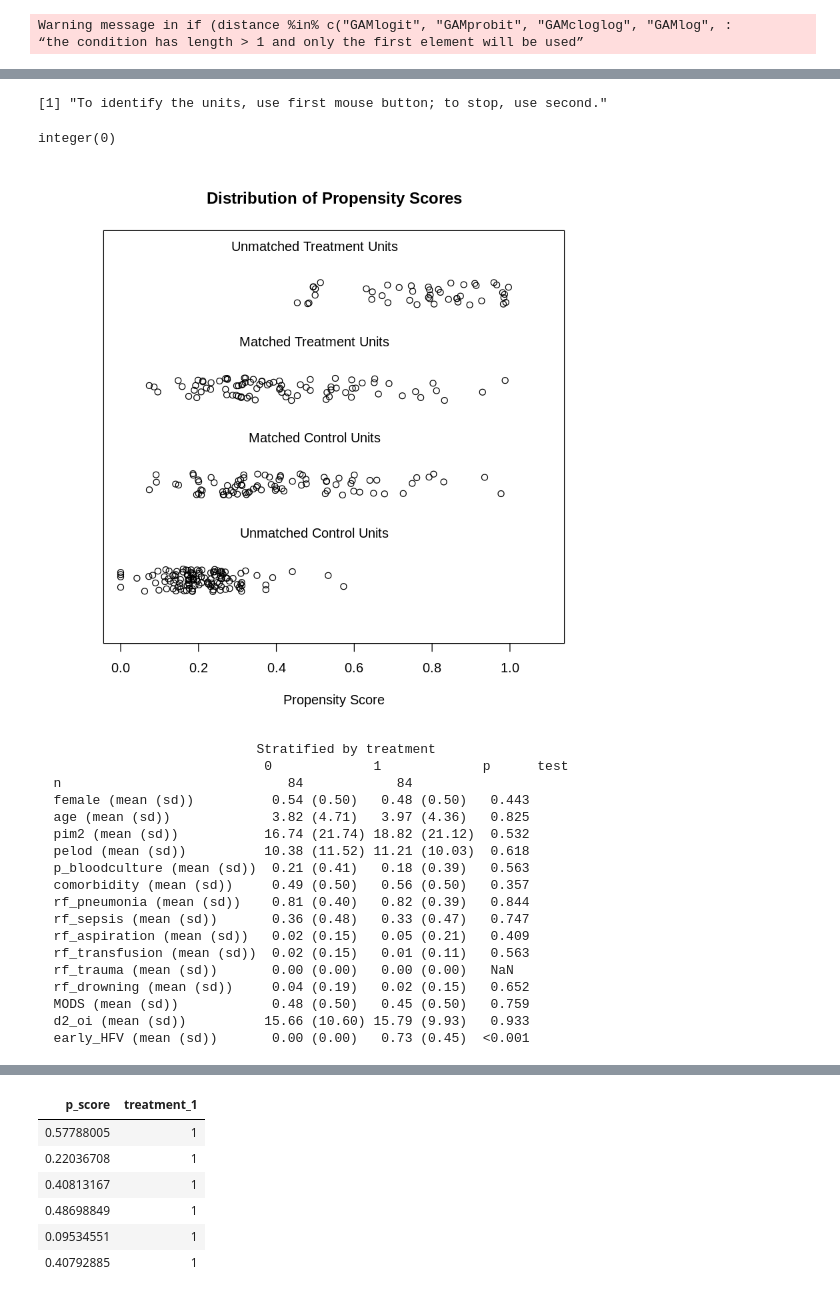
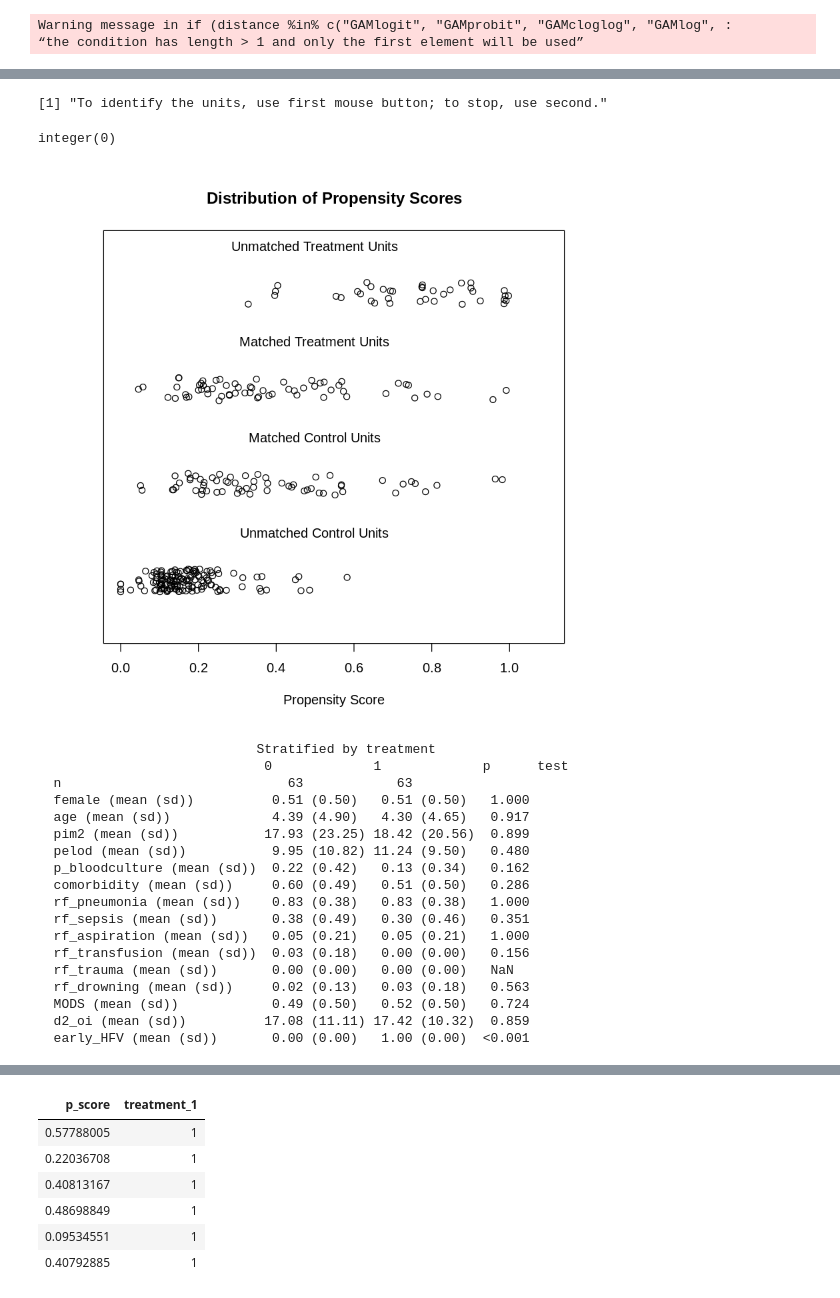
Before and after one commit to daisy647lsq/KKH, a Jupyter notebook: PSM_1219_d2_oi.ipynb, the cells around one changed output, grey strips where cells are left out. Drawn from its saved outputs; the diff is of its cells as text; code cells hidden in the pictures.

```diff
--- a/PSM_1219_d2_oi.ipynb
+++ b/PSM_1219_d2_oi.ipynb
@@ -15,6 +15,7 @@ library(gtools)
 kkh_data <- read.csv("PICUARD_DATA_1219.csv")
 df<-data.frame(kkh_data)
 kkh<-df[!is.na(df$d2_oi),]
+kkh <- kkh[which(((kkh$hfv==1)&(kkh$early_HFV == 1))| ((kkh$hfv==0))), ]
 ####check column names
 #colnames(kkh, do.NULL = FALSE)
 
@@ -182,21 +183,21 @@ Discarded       0       0
 [1] "To identify the units, use first mouse button; to stop, use second."
 integer(0)
-[figure, old version]
+[figure, new version]
                             Stratified by treatment
                              0             1             p      test
-  n                             84            84
-  female (mean (sd))          0.54 (0.50)   0.48 (0.50)   0.443
-  age (mean (sd))             3.82 (4.71)   3.97 (4.36)   0.825
-  pim2 (mean (sd))           16.74 (21.74) 18.82 (21.12)  0.532
-  pelod (mean (sd))          10.38 (11.52) 11.21 (10.03)  0.618
-  p_bloodculture (mean (sd))  0.21 (0.41)   0.18 (0.39)   0.563
-  comorbidity (mean (sd))     0.49 (0.50)   0.56 (0.50)   0.357
-  rf_pneumonia (mean (sd))    0.81 (0.40)   0.82 (0.39)   0.844
-  rf_sepsis (mean (sd))       0.36 (0.48)   0.33 (0.47)   0.747
-  rf_aspiration (mean (sd))   0.02 (0.15)   0.05 (0.21)   0.409
-  rf_transfusion (mean (sd))  0.02 (0.15)   0.01 (0.11)   0.563
+  n                             63            63
+  female (mean (sd))          0.51 (0.50)   0.51 (0.50)   1.000
+  age (mean (sd))             4.39 (4.90)   4.30 (4.65)   0.917
+  pim2 (mean (sd))           17.93 (23.25) 18.42 (20.56)  0.899
+  pelod (mean (sd))           9.95 (10.82) 11.24 (9.50)   0.480
+  p_bloodculture (mean (sd))  0.22 (0.42)   0.13 (0.34)   0.162
+  comorbidity (mean (sd))     0.60 (0.49)   0.51 (0.50)   0.286
+  rf_pneumonia (mean (sd))    0.83 (0.38)   0.83 (0.38)   1.000
+  rf_sepsis (mean (sd))       0.38 (0.49)   0.30 (0.46)   0.351
+  rf_aspiration (mean (sd))   0.05 (0.21)   0.05 (0.21)   1.000
+  rf_transfusion (mean (sd))  0.03 (0.18)   0.00 (0.00)   0.156
   rf_trauma (mean (sd))       0.00 (0.00)   0.00 (0.00)   NaN
-  rf_drowning (mean (sd))     0.04 (0.19)   0.02 (0.15)   0.652
-  MODS (mean (sd))            0.48 (0.50)   0.45 (0.50)   0.759
-  d2_oi (mean (sd))          15.66 (10.60) 15.79 (9.93)   0.933
-  early_HFV (mean (sd))       0.00 (0.00)   0.73 (0.45)  <0.001
+  rf_drowning (mean (sd))     0.02 (0.13)   0.03 (0.18)   0.563
+  MODS (mean (sd))            0.49 (0.50)   0.52 (0.50)   0.724
+  d2_oi (mean (sd))          17.08 (11.11) 17.42 (10.32)  0.859
+  early_HFV (mean (sd))       0.00 (0.00)   1.00 (0.00)  <0.001
```
Also changed, not shown: parts of 6 cells of this notebook.
